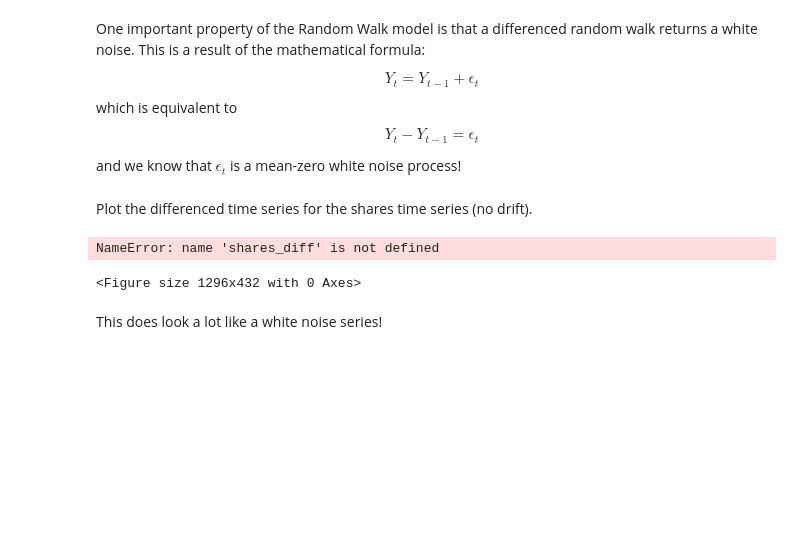
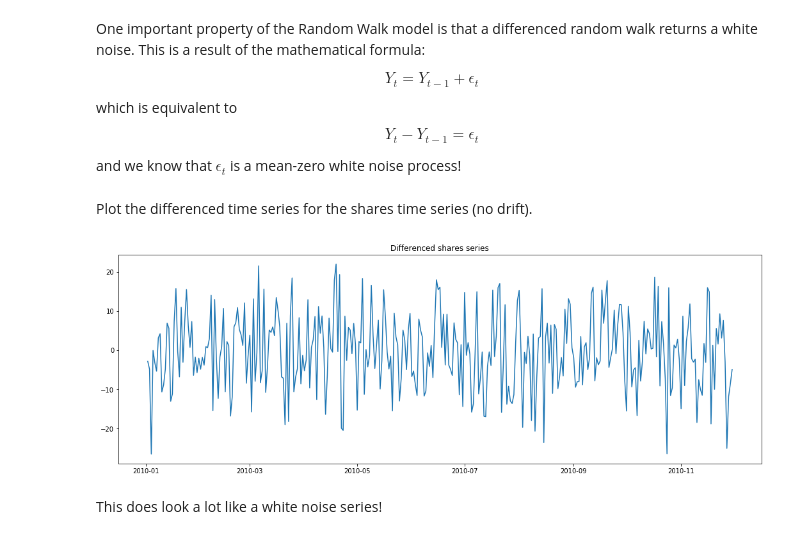
Before and after one commit to cjriggio/dsc-basic-time-series-models-lab-nyc-ds-career-042219, a Jupyter notebook: index.ipynb, the cells around one changed output. Saved outputs shown, nothing was run; the diff lists cells and outputs as text; code cells hidden in the pictures; blank space fills up the shorter version.

```diff
--- a/index.ipynb
+++ b/index.ipynb
@@ -198,14 +198,13 @@ and we know that $\epsilon_t$ is a mean-zero white noise process!
 Plot the differenced time series for the shares time series (no drift).
 # %%
 # your code here
-shares_dff = shares_series.diff(periods=1)
+shares_diff = shares_series.diff(periods=1)
 fig = plt.figure(figsize=(18,6))
 plt.plot(shares_diff)
 plt.title('Differenced shares series')
 plt.show(block=False)
 # %% [output]
-NameError: name 'shares_diff' is not defined
-<Figure size 1296x432 with 0 Axes>
+[figure, added]
 # %% [markdown]
 This does look a lot like a white noise series!
 # %% [markdown]
```
